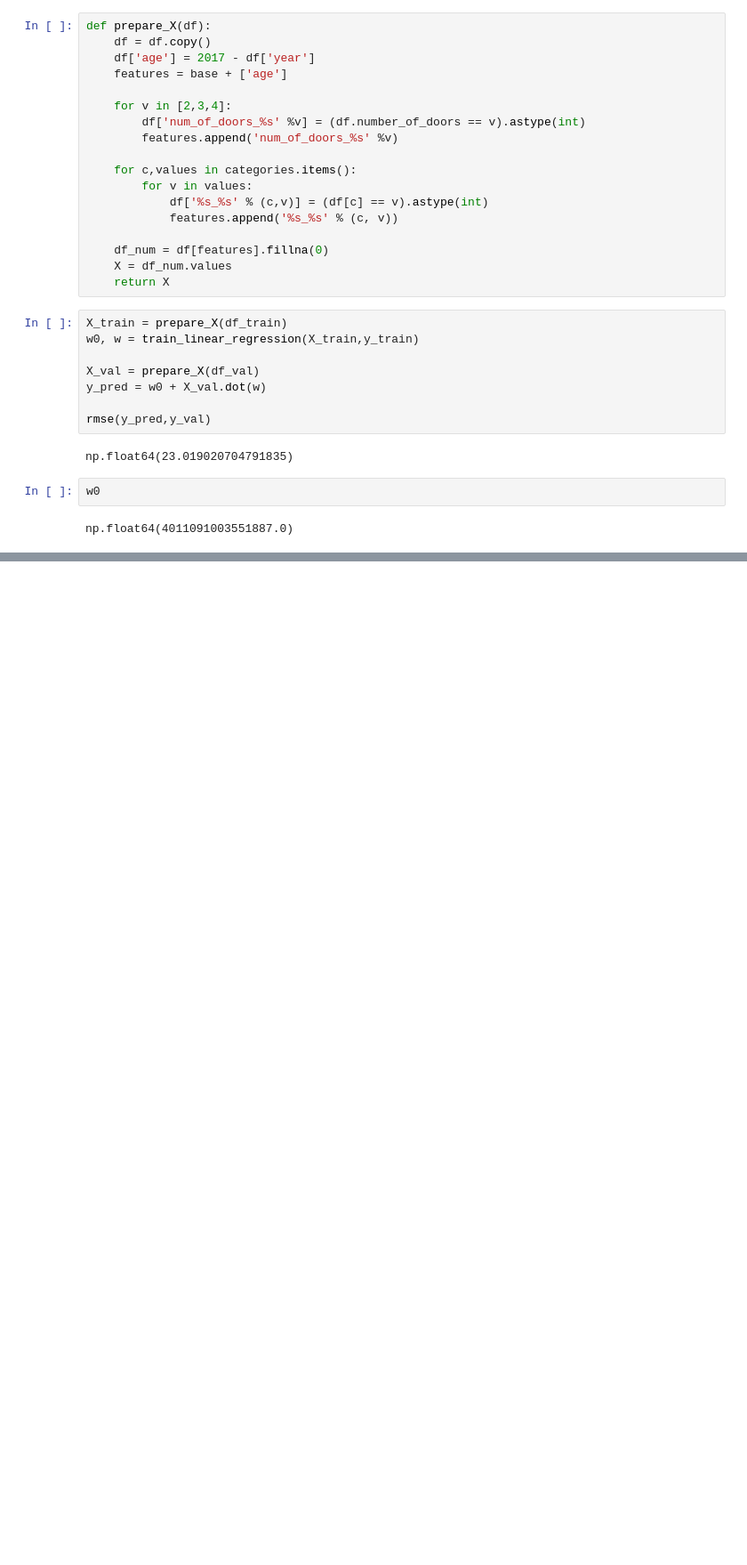
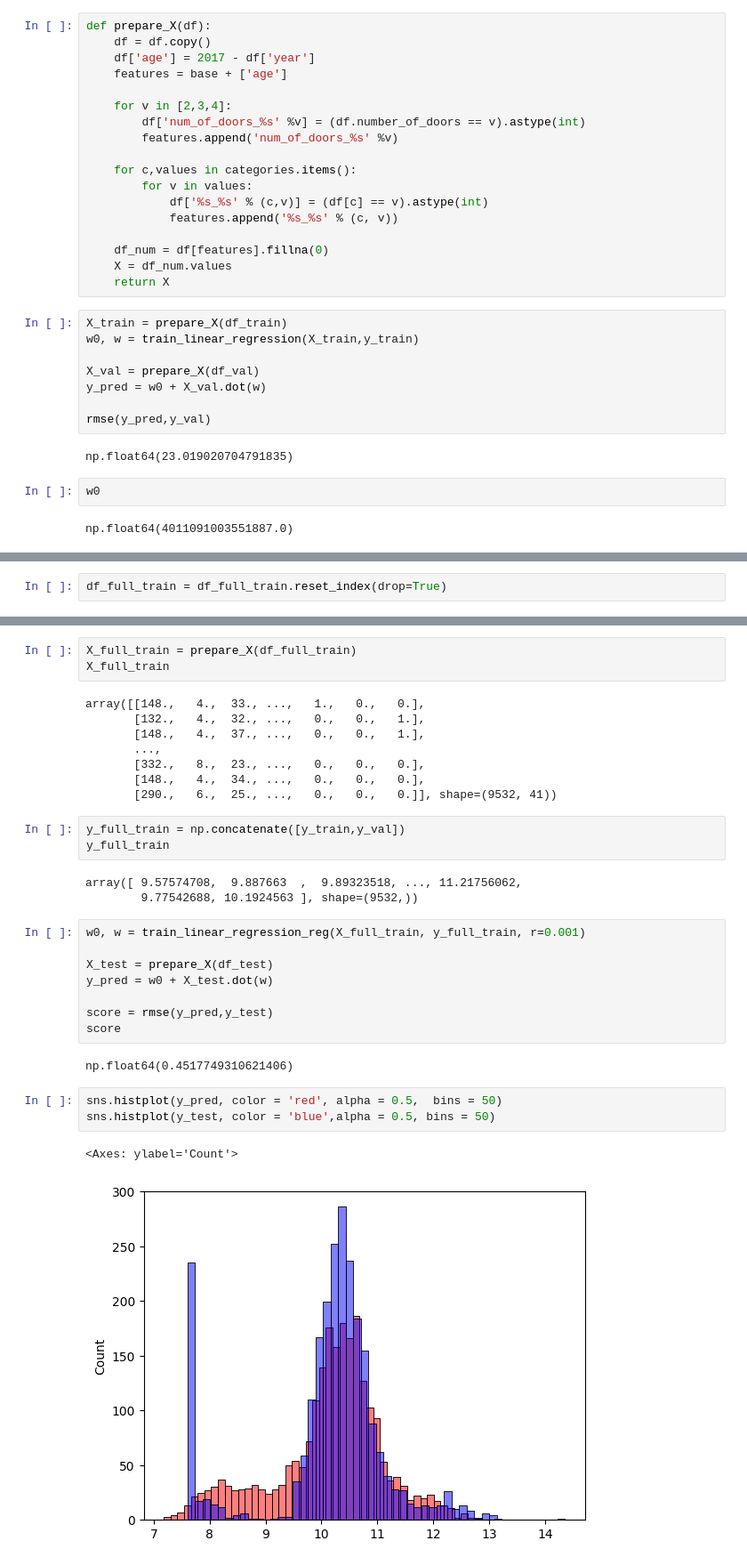
Before and after one commit to cyriljason7/machine-learning-zoomcamp-homework, a Jupyter notebook: 02-regression/02-car_price.ipynb, the cells around one changed output, grey strips where cells are left out. Shown: that part at 89% size. Cells and saved outputs as stored; diff of their text form; blank space fills up the shorter version.

```diff
--- a/02-regression/02-car_price.ipynb
+++ b/02-regression/02-car_price.ipynb
@@ -474,0 +550,2 @@ np.float64(4011091003551887.0)
+# %%
+df_full_train = df_full_train.reset_index(drop=True)
@@ -474,0 +568,33 @@ np.float64(4011091003551887.0)
+# %%
+X_full_train = prepare_X(df_full_train)
+X_full_train
+# %% [output]
+array([[148.,   4.,  33., ...,   1.,   0.,   0.],
+       [132.,   4.,  32., ...,   0.,   0.,   1.],
+       [148.,   4.,  37., ...,   0.,   0.,   1.],
+       ...,
+       [332.,   8.,  23., ...,   0.,   0.,   0.],
+       [148.,   4.,  34., ...,   0.,   0.,   0.],
+       [290.,   6.,  25., ...,   0.,   0.,   0.]], shape=(9532, 41))
+# %%
+y_full_train = np.concatenate([y_train,y_val])
+y_full_train
+# %% [output]
+array([ 9.57574708,  9.887663  ,  9.89323518, ..., 11.21756062,
+        9.77542688, 10.1924563 ], shape=(9532,))
+# %%
+w0, w = train_linear_regression_reg(X_full_train, y_full_train, r=0.001)
+
+X_test = prepare_X(df_test)
+y_pred = w0 + X_test.dot(w)
+
+score = rmse(y_pred,y_test)
+score
+# %% [output]
+np.float64(0.4517749310621406)
+# %%
+sns.histplot(y_pred, color = 'red', alpha = 0.5,  bins = 50)
+sns.histplot(y_test, color = 'blue',alpha = 0.5, bins = 50)
+# %% [output]
+<Axes: ylabel='Count'>
+[figure, added]
```
Also changed, not shown: parts of 16 cells of this notebook.
